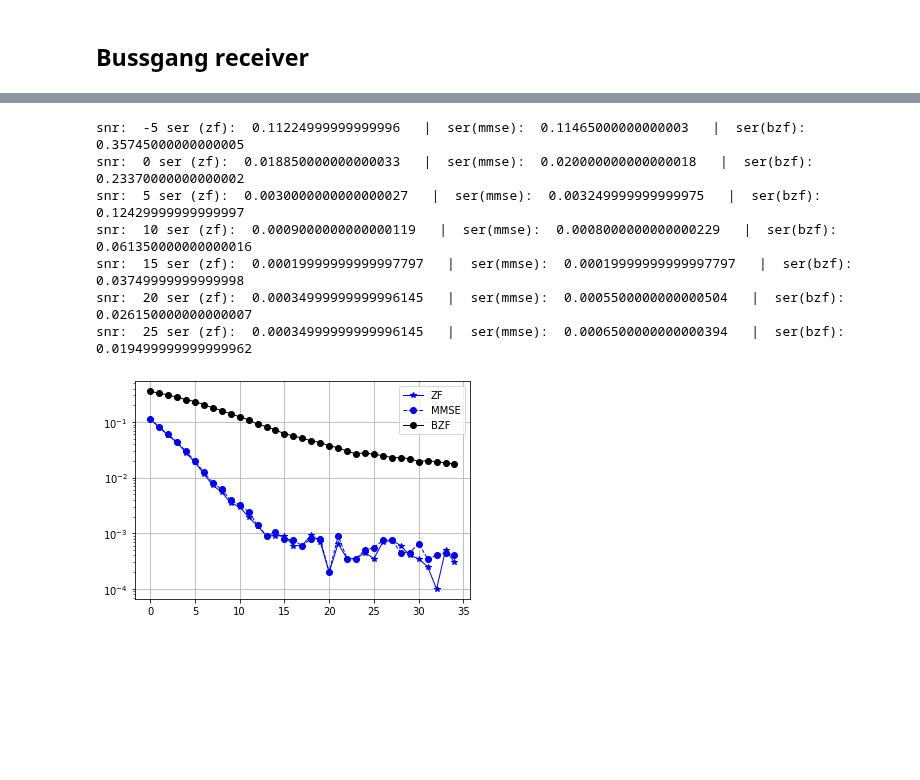
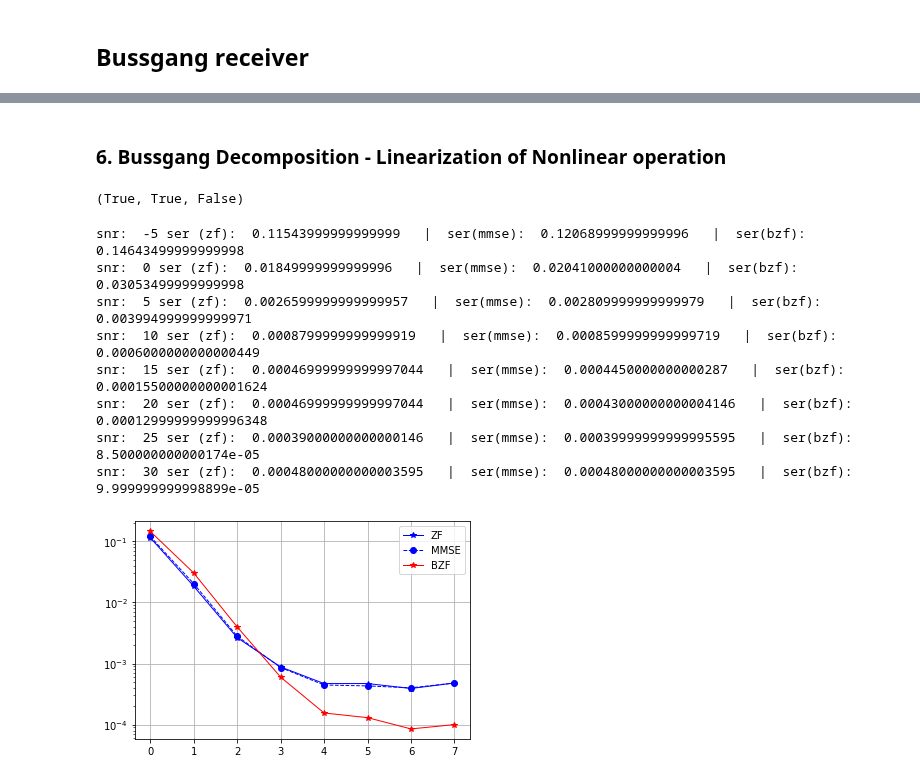
Before and after one commit to IISL-HYU/comm, a Jupyter notebook: practice.ipynb, the cells around one changed output, grey strips where cells are left out. Saved outputs shown, nothing was run; the diff lists cells and outputs as text; code cells hidden in the pictures; blank space fills up the shorter version.

Commit message:
Add Bussgang decomposition method

```diff
--- a/practice.ipynb
+++ b/practice.ipynb
@@ -511,14 +574,43 @@ def bussgang(H, snr):
+# %% [markdown]
+### 6. Bussgang Decomposition - Linearization of Nonlinear operation
+# %%
+# dB scale
+from operator import is_
+
+
+snr = 5
+cov = np.matmul(H, (H.conjugate()).transpose(0, 2, 1)) + (10**(-snr/10)) * ((np.eye(N) + 1j * np.eye(N)) * np.ones(shape=(T,N,N)))
+cov_r = covr(H, snr)
+
+# for i in range(len(cov)):
+#     print(is_pos_def(cov[0]), is_pos_def(cov[0].real), is_pos_def(cov[0].imag))
+#     print(is_pos_def(cov_r[0]), is_pos_def(cov_r[0].real), is_pos_def(cov_r[0].imag))
+#     print("---")
+
+def nd_diag(mat):
+    global T
+    size = mat.shape[1]
+    return mat * ((np.eye(size)) * np.ones(shape=(T, size, size)))
+
+diag_sigma_r = nd_diag(cov_r)
+V_hat = np.sqrt(2 / np.pi) * np.sqrt(np.linalg.inv(diag_sigma_r))
+# %%
+# Check if a matrix is positive definite
+def is_pos_def(mat):
+    return np.all(np.linalg.eigvals(mat) >= 0)
+
+is_pos_def(e[0]), is_pos_def(e[0].real), is_pos_def(e[0].imag)
+# %% [output]
+(True, True, False)
 # %%
-from matplotlib.markers import MarkerStyle
+K = 2
+N = 16
+M = 4
+T = 100000
+# dB scale
+SNR_max = 30
+snr_single = 5
 
-
-K = 2   # Number of users (transmitter antenna)
-N = 16   # Number of Receiver (Receive antenna)
-M = 4   # level of modulation (4-QAM / QPSK)
-T = 10000 # Total Transmission rounds
-SNR_max = 30
-
-# simple constellation points (normalized)
 constellation_points = np.array([-1-1j, -1+1j, 1-1j, 1+1j])
 constellation_points /= np.sqrt(2)
 
@@ -529,7 +621,7 @@ sers = []
 sers_mmse = []
 sers_bzf = []
 
-for snr in range(-5, SNR_max):
+for snr in range(-5, SNR_max+5, 5):
     x = np.random.randint(0, M, size=K * T).reshape(T, K, 1)
     x = np.take(constellation_points, x)
 
@@ -546,11 +638,11 @@ for snr in range(-5, SNR_max):
     y = np.sign(r_re)
     y = y[:, :N, :] + 1j * y[:, N:, :]
 
-    A, sigma_n = bussgang(H, snr)
+    A = bussgang(H, snr)
 
     # relaxed linear receiver
     W_zf = np.linalg.pinv(H)
-    W_mmse = np.matmul((H.conjugate()).transpose((0, 2, 1)), H) + ((np.eye(K) + 1j * np.eye(K)) * np.ones((T, K, K)))
+    W_mmse = np.matmul((H.conjugate()).transpose((0, 2, 1)), H) + (10**(-snr/20)) * ((np.eye(K) + 1j * np.eye(K)) * np.ones((T, K, K)))
     W_mmse = np.linalg.inv(W_mmse)
     W_mmse = np.matmul(W_mmse, (H.conjugate()).transpose((0, 2, 1)))
     W_bzf = np.linalg.pinv(A)
@@ -559,38 +651,39 @@ for snr in range(-5, SNR_max):
     x_tilde_zf = np.matmul(W_zf, y)
     x_tilde_mmse = np.matmul(W_mmse, y)
     x_tilde_bzf = np.matmul(W_bzf, y)
 
     # detection within each users (symbol-by-symbol)
     x_hat_zf = symbol_by_symbol(x_tilde=x_tilde_zf, constellation_points=constellation_points)
     x_hat_mmse = symbol_by_symbol(x_tilde=x_tilde_mmse, constellation_points=constellation_points)
     x_hat_bzf = symbol_by_symbol(x_tilde=x_tilde_bzf, constellation_points=constellation_points)
 
     # Compare
     ser = 1-np.sum(np.isclose(x, x_hat_zf)) / (T * K)
     ser_mmse = 1-np.sum(np.isclose(x, x_hat_mmse)) / (T * K)
     ser_bzf = 1-np.sum(np.isclose(x, x_hat_bzf)) / (T * K)
 
     if snr % 5 == 0:
         print("snr: ", snr, "ser (zf): ", ser, "  |  ser(mmse): ", ser_mmse, "  |  ser(bzf):", ser_bzf)
     sers.append(ser)
     sers_mmse.append(ser_mmse)
     sers_bzf.append(ser_bzf)
 
 
 
 plt.figure()
 plt.semilogy(sers, '-b*', linewidth=1, label='ZF')
 plt.semilogy(sers_mmse, '--bo', linewidth=1, label='MMSE')
 plt.semilogy(sers_bzf, '-r*', linewidth=1, label='BZF')
 plt.grid()
 plt.legend()
 plt.show()
 # %% [output]
-snr:  -5 ser (zf):  0.11224999999999996   |  ser(mmse):  0.11465000000000003   |  ser(bzf): 0.35745000000000005
-snr:  0 ser (zf):  0.018850000000000033   |  ser(mmse):  0.020000000000000018   |  ser(bzf): 0.23370000000000002
-snr:  5 ser (zf):  0.0030000000000000027   |  ser(mmse):  0.003249999999999975   |  ser(bzf): 0.12429999999999997
-snr:  10 ser (zf):  0.0009000000000000119   |  ser(mmse):  0.0008000000000000229   |  ser(bzf): 0.061350000000000016
-snr:  15 ser (zf):  0.00019999999999997797   |  ser(mmse):  0.00019999999999997797   |  ser(bzf): 0.03749999999999998
-snr:  20 ser (zf):  0.00034999999999996145   |  ser(mmse):  0.0005500000000000504   |  ser(bzf): 0.026150000000000007
-snr:  25 ser (zf):  0.00034999999999996145   |  ser(mmse):  0.0006500000000000394   |  ser(bzf): 0.019499999999999962
+snr:  -5 ser (zf):  0.11543999999999999   |  ser(mmse):  0.12068999999999996   |  ser(bzf): 0.14643499999999998
+snr:  0 ser (zf):  0.01849999999999996   |  ser(mmse):  0.02041000000000004   |  ser(bzf): 0.03053499999999998
+snr:  5 ser (zf):  0.0026599999999999957   |  ser(mmse):  0.002809999999999979   |  ser(bzf): 0.003994999999999971
+snr:  10 ser (zf):  0.0008799999999999919   |  ser(mmse):  0.0008599999999999719   |  ser(bzf): 0.0006000000000000449
+snr:  15 ser (zf):  0.00046999999999997044   |  ser(mmse):  0.0004450000000000287   |  ser(bzf): 0.00015500000000001624
+snr:  20 ser (zf):  0.00046999999999997044   |  ser(mmse):  0.00043000000000004146   |  ser(bzf): 0.00012999999999996348
+snr:  25 ser (zf):  0.00039000000000000146   |  ser(mmse):  0.00039999999999995595   |  ser(bzf): 8.500000000000174e-05
+snr:  30 ser (zf):  0.00048000000000003595   |  ser(mmse):  0.00048000000000003595   |  ser(bzf): 9.999999999998899e-05
-[figure, old version]
+[figure, new version]
```
Also changed, not shown: parts of 16 cells of this notebook.
